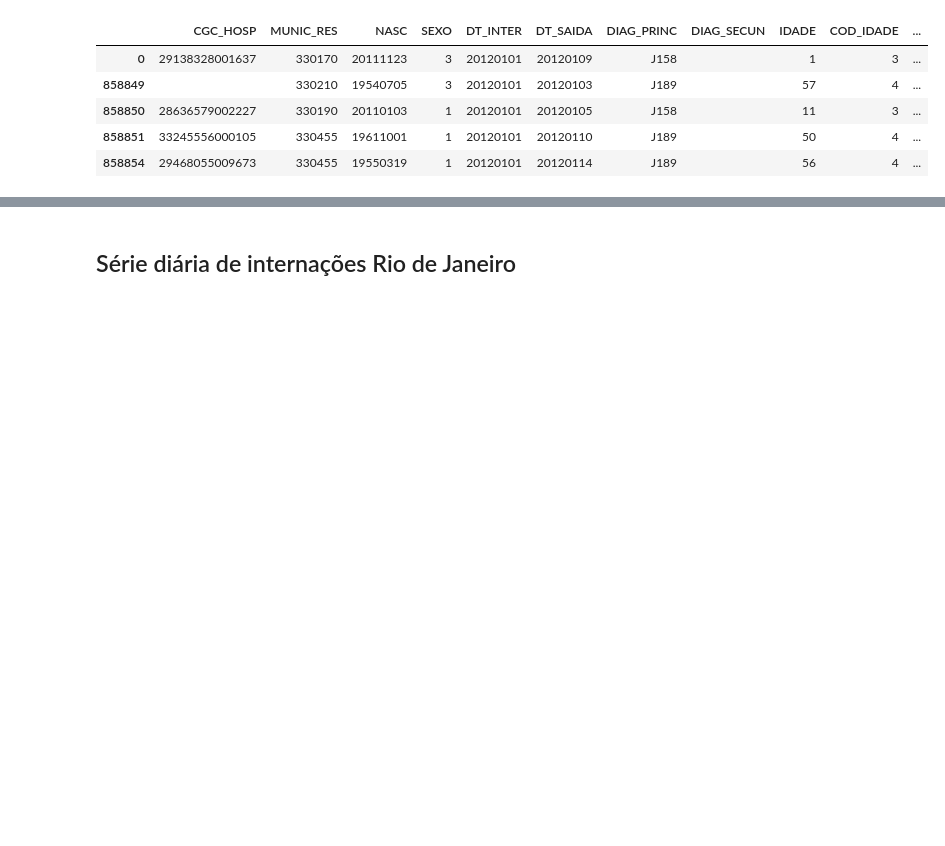
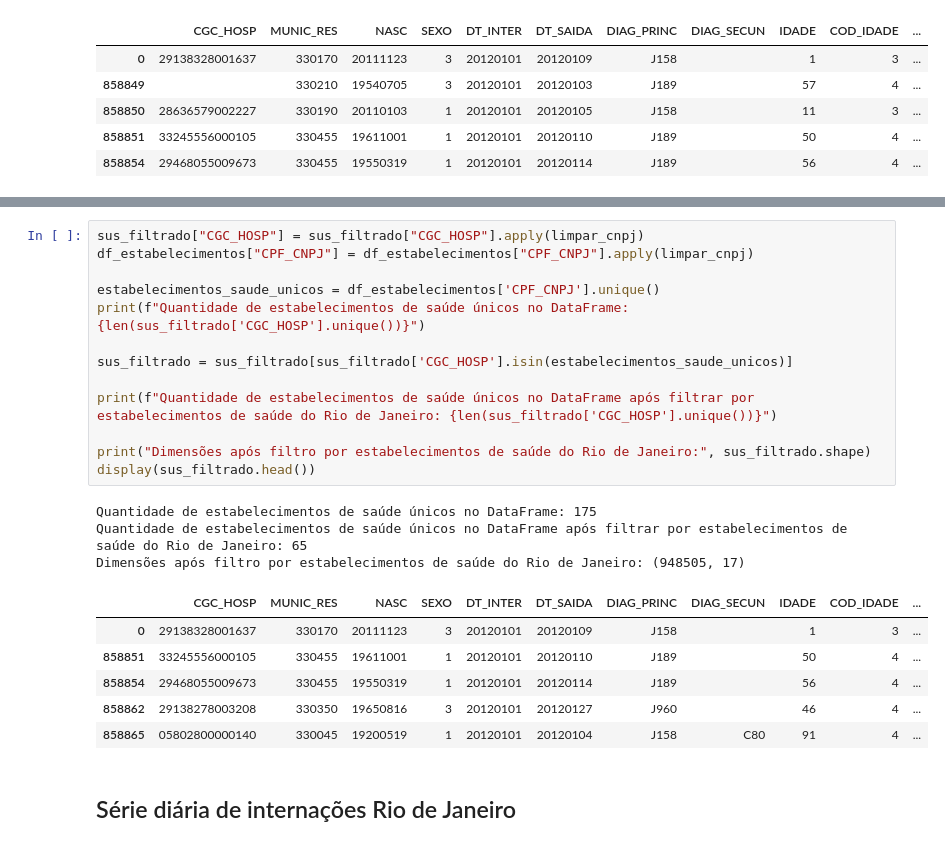
Before and after one commit to AILAB-CEFET-RJ/qualiar, a Jupyter notebook: Code/2 - TreatRawData/DataSus/treat_raw_hospitalizations.ipynb, the cells around one changed output, grey strips where cells are left out. Cells and saved outputs as stored; diff of their text form; blank space fills up the shorter version.

```diff
--- a/Code/2 - TreatRawData/DataSus/treat_raw_hospitalizations.ipynb
+++ b/Code/2 - TreatRawData/DataSus/treat_raw_hospitalizations.ipynb
@@ -302,3 +301,26 @@ Dimensões após filtro por permanência: (1156437, 17)
+# %%
+sus_filtrado["CGC_HOSP"] = sus_filtrado["CGC_HOSP"].apply(limpar_cnpj)
+df_estabelecimentos["CPF_CNPJ"] = df_estabelecimentos["CPF_CNPJ"].apply(limpar_cnpj)
+
+estabelecimentos_saude_unicos = df_estabelecimentos['CPF_CNPJ'].unique()
+print(f"Quantidade de estabelecimentos de saúde únicos no DataFrame: {len(sus_filtrado['CGC_HOSP'].unique())}")
+
+sus_filtrado = sus_filtrado[sus_filtrado['CGC_HOSP'].isin(estabelecimentos_saude_unicos)]
+
+print(f"Quantidade de estabelecimentos de saúde únicos no DataFrame após filtrar por estabelecimentos de saúde do Rio de Janeiro: {len(sus_filtrado['CGC_HOSP'].unique())}")
+
+print("Dimensões após filtro por estabelecimentos de saúde do Rio de Janeiro:", sus_filtrado.shape)
+display(sus_filtrado.head())
+# %% [output]
+Quantidade de estabelecimentos de saúde únicos no DataFrame: 175
+Quantidade de estabelecimentos de saúde únicos no DataFrame após filtrar por estabelecimentos de saúde do Rio de Janeiro: 65
+Dimensões após filtro por estabelecimentos de saúde do Rio de Janeiro: (948505, 17)
+|  | CGC_HOSP | MUNIC_RES | NASC | SEXO | DT_INTER | DT_SAIDA | DIAG_PRINC | DIAG_SECUN | IDADE | COD_IDADE | ... |
+| 0 | 29138328001637 | 330170 | 20111123 | 3 | 20120101 | 20120109 | J158 |  | 1 | 3 | ... |
+| 858851 | 33245556000105 | 330455 | 19611001 | 1 | 20120101 | 20120110 | J189 |  | 50 | 4 | ... |
+| 858854 | 29468055009673 | 330455 | 19550319 | 1 | 20120101 | 20120114 | J189 |  | 56 | 4 | ... |
+| 858862 | 29138278003208 | 330350 | 19650816 | 3 | 20120101 | 20120127 | J960 |  | 46 | 4 | ... |
+| 858865 | 05802800000140 | 330045 | 19200519 | 1 | 20120101 | 20120104 | J158 | C80 | 91 | 4 | ... |
 # %% [markdown]
 
 ## Série diária de internações Rio de Janeiro
```
Also changed, not shown: parts of 17 cells of this notebook, 5 other files.
